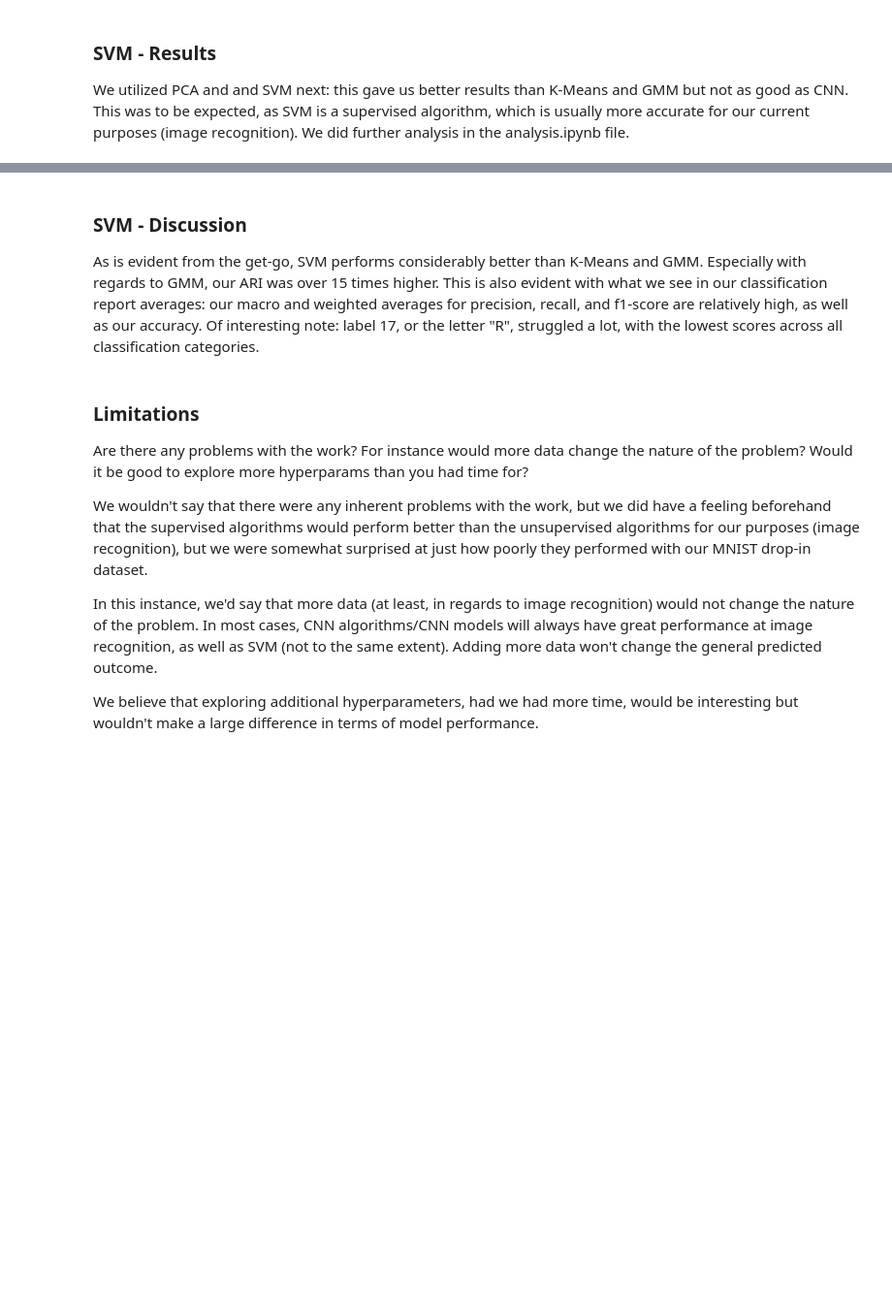
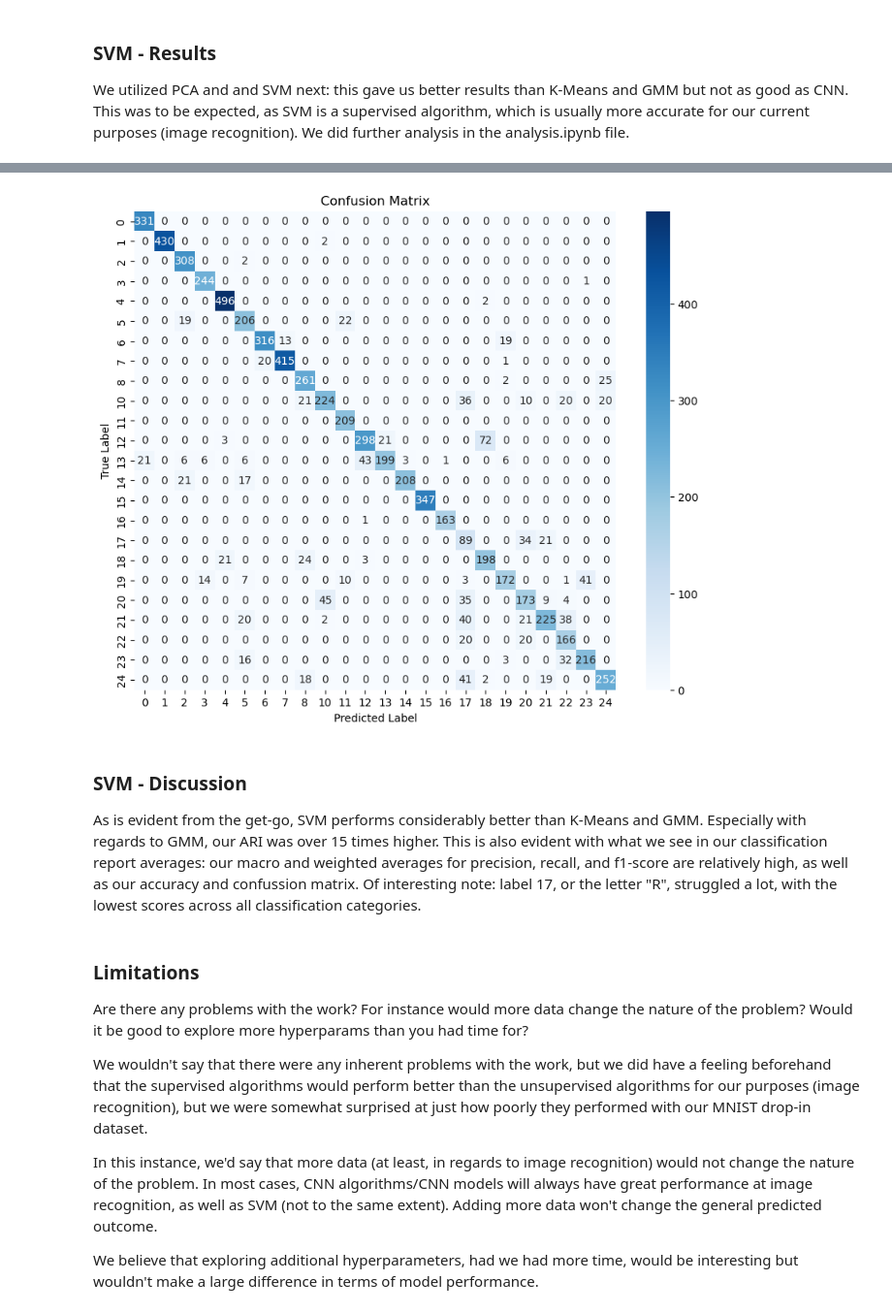
Before and after one commit to albracher/COGS-118B-Final-Project-Template-, a Jupyter notebook: ResultsDiscussion.ipynb, the cells around one changed output, grey strips where cells are left out. Shown: that part at 97% size. Drawn from its saved outputs; the diff is of its cells as text; code cells hidden in the pictures; blank space fills up the shorter version.

Commit message:
adding analysis and conf mattrix

```diff
--- a/ResultsDiscussion.ipynb
+++ b/ResultsDiscussion.ipynb
@@ -374,6 +510,19 @@ Adjusted Rand Index: 0.7778209570380875
+# %%
+# Calculate the confusion matrix
+conf_matrix = confusion_matrix(y_test, y_pred)
+
+# Plot the confusion matrix
+plt.figure(figsize=(10, 8))
+sns.heatmap(conf_matrix, annot=True, fmt='d', cmap='Blues', xticklabels=svm.classes_, yticklabels=svm.classes_)
+plt.xlabel('Predicted Label')
+plt.ylabel('True Label')
+plt.title('Confusion Matrix')
+plt.show()
+# %% [output]
+[figure, added]
 # %% [markdown]
 ### SVM - Discussion
-As is evident from the get-go, SVM performs considerably better than K-Means and GMM. Especially with regards to GMM, our ARI was over 15 times higher. This is also evident with what we see in our classification report averages: our macro and weighted averages for precision, recall, and f1-score are relatively high, as well as our accuracy. Of interesting note: label 17, or the letter "R", struggled a lot, with the lowest scores across all classification categories.
+As is evident from the get-go, SVM performs considerably better than K-Means and GMM. Especially with regards to GMM, our ARI was over 15 times higher. This is also evident with what we see in our classification report averages: our macro and weighted averages for precision, recall, and f1-score are relatively high, as well as our accuracy and confussion matrix. Of interesting note: label 17, or the letter "R", struggled a lot, with the lowest scores across all classification categories.
 # %% [markdown]
 ### Limitations
 Are there any problems with the work?  For instance would more data change the nature of the problem? Would it be good to explore more hyperparams than you had time for?
```
Also changed, not shown: parts of 12 cells of this notebook.
